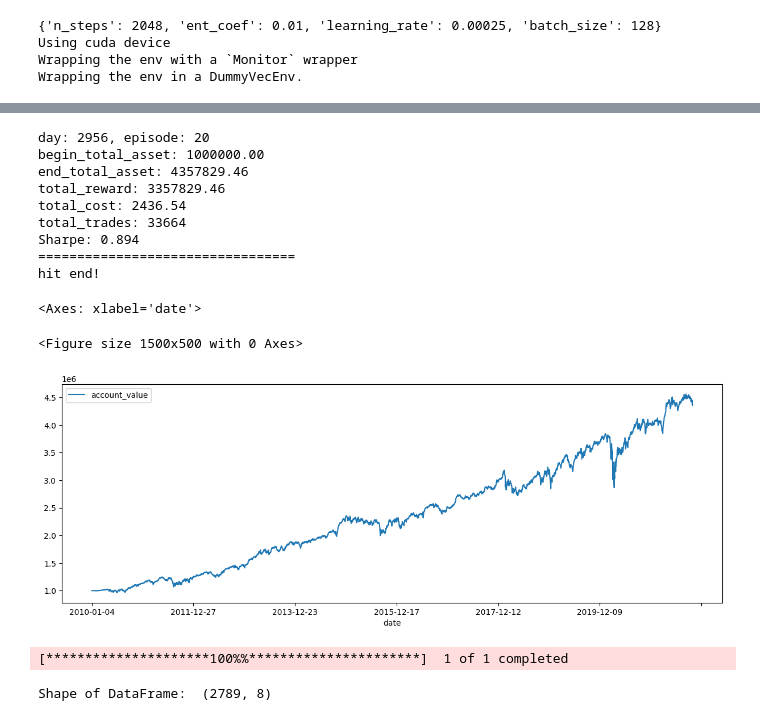
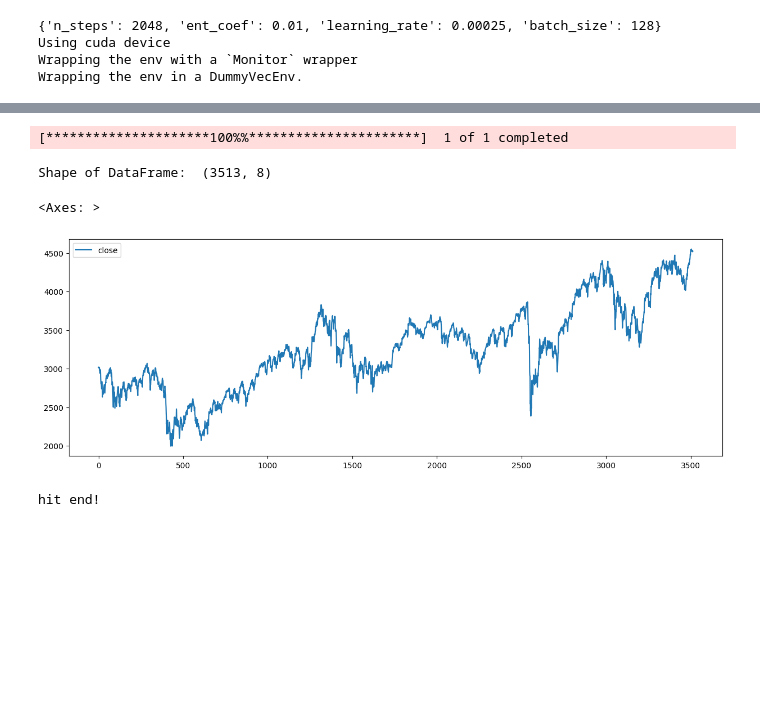
Before and after one commit to Versus-91/Thesis, a Jupyter notebook: drl.ipynb, the cells around one changed output, grey strips where cells are left out. Drawn from its saved outputs; the diff is of its cells as text; code cells hidden in the pictures; blank space fills up the shorter version.

```diff
--- a/drl.ipynb
+++ b/drl.ipynb
@@ -172,0 +417,14 @@ trained_ppo = agent.train_model(model=model_ppo,
+# %%
+index_df = YahooDownloader(start_date = TRAIN_START_DATE,
+                     end_date = TRAIN_END_DATE,
+                     ticker_list = ['^STOXX50E']).fetch_data()
+index_df = index_df[['date','close']]
+fst_day = index_df['close'][0]
+dji = pd.merge(index_df['date'], index_df['close'].div(fst_day).mul(1000000),
+               how='outer', left_index=True, right_index=True).set_index('date')
+index_df.plot()
+# %% [output]
+[*********************100%%**********************]  1 of 1 completed
+Shape of DataFrame:  (3513, 8)
+<Axes: >
+[figure, added]
@@ -173,14 +461,6 @@ trained_ppo = agent.train_model(model=model_ppo,
 # %%
-df_account_value_ppo, df_actions_ppo = DRLAgent.DRL_prediction(
-    model=trained_ppo,
-    environment = e_train_gym)
+df_account_value_ppo_test, df_actions_ppo, states = DRL_prediction(
+    model=ppo_agernt,
+    environment = e_test_gym)
 # %% [output]
-day: 2956, episode: 20
-begin_total_asset: 1000000.00
-end_total_asset: 4357829.46
-total_reward: 3357829.46
-total_cost: 2436.54
-total_trades: 33664
-Sharpe: 0.894
-=================================
 hit end!
@@ -189,19 +466,0 @@ df_result_ppo = df_account_value_ppo.set_index(df_account_value_ppo.columns[0])
-# %%
-plt.rcParams["figure.figsize"] = (15,5)
-plt.figure()
-df_result_ppo.plot()
-# %% [output]
-<Axes: xlabel='date'>
-<Figure size 1500x500 with 0 Axes>
-[figure, removed]
-# %%
-df_dji = YahooDownloader(start_date = TRAIN_START_DATE,
-                     end_date = TRAIN_END_DATE,
-                     ticker_list = ['dji']).fetch_data()
-df_dji = df_dji[['date','close']]
-fst_day = df_dji['close'][0]
-dji = pd.merge(df_dji['date'], df_dji['close'].div(fst_day).mul(1000000),
-               how='outer', left_index=True, right_index=True).set_index('date')
-# %% [output]
-[*********************100%%**********************]  1 of 1 completed
-Shape of DataFrame:  (2789, 8)
```
Also changed, not shown: parts of 40 cells of this notebook, 46 other files.
